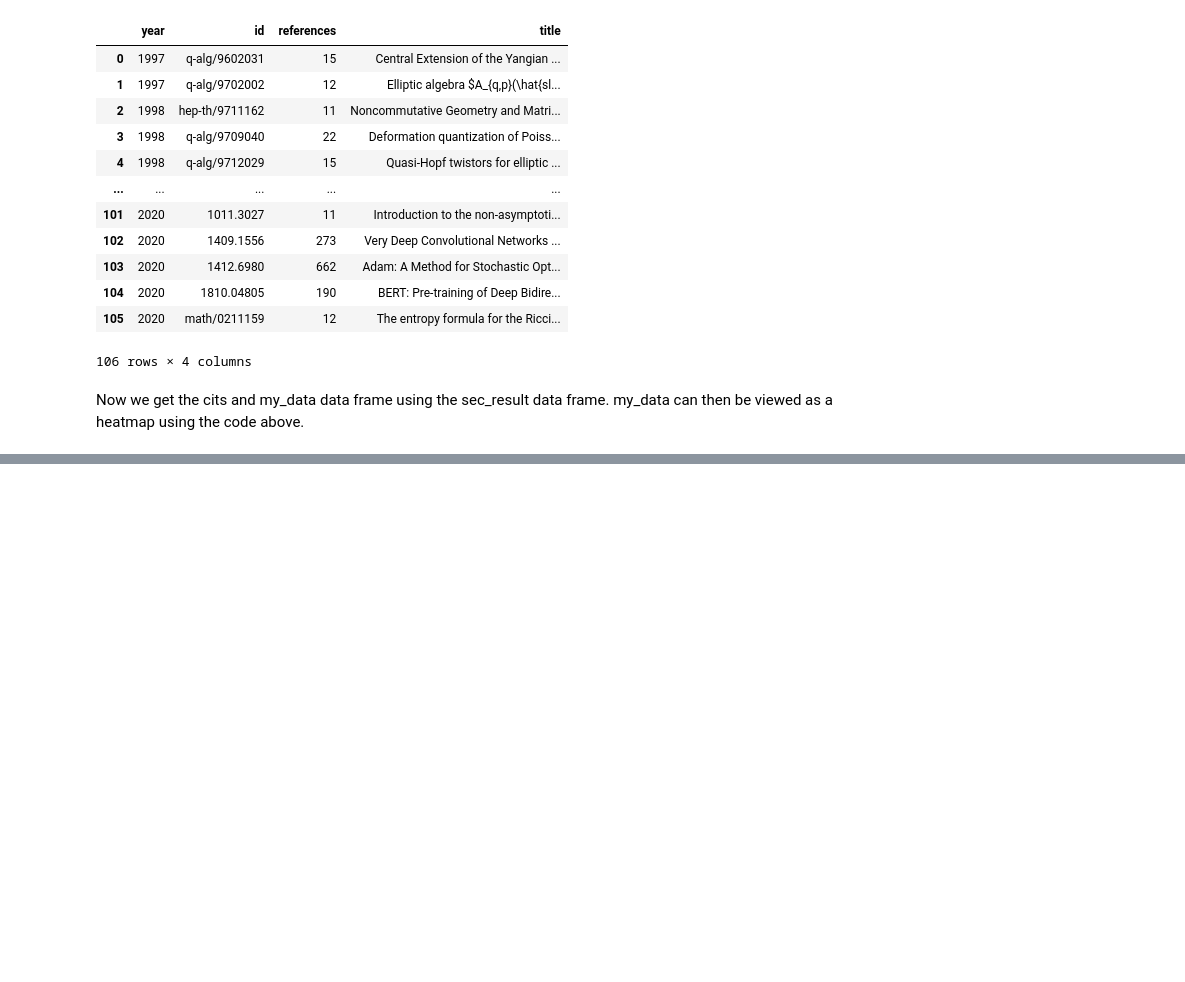
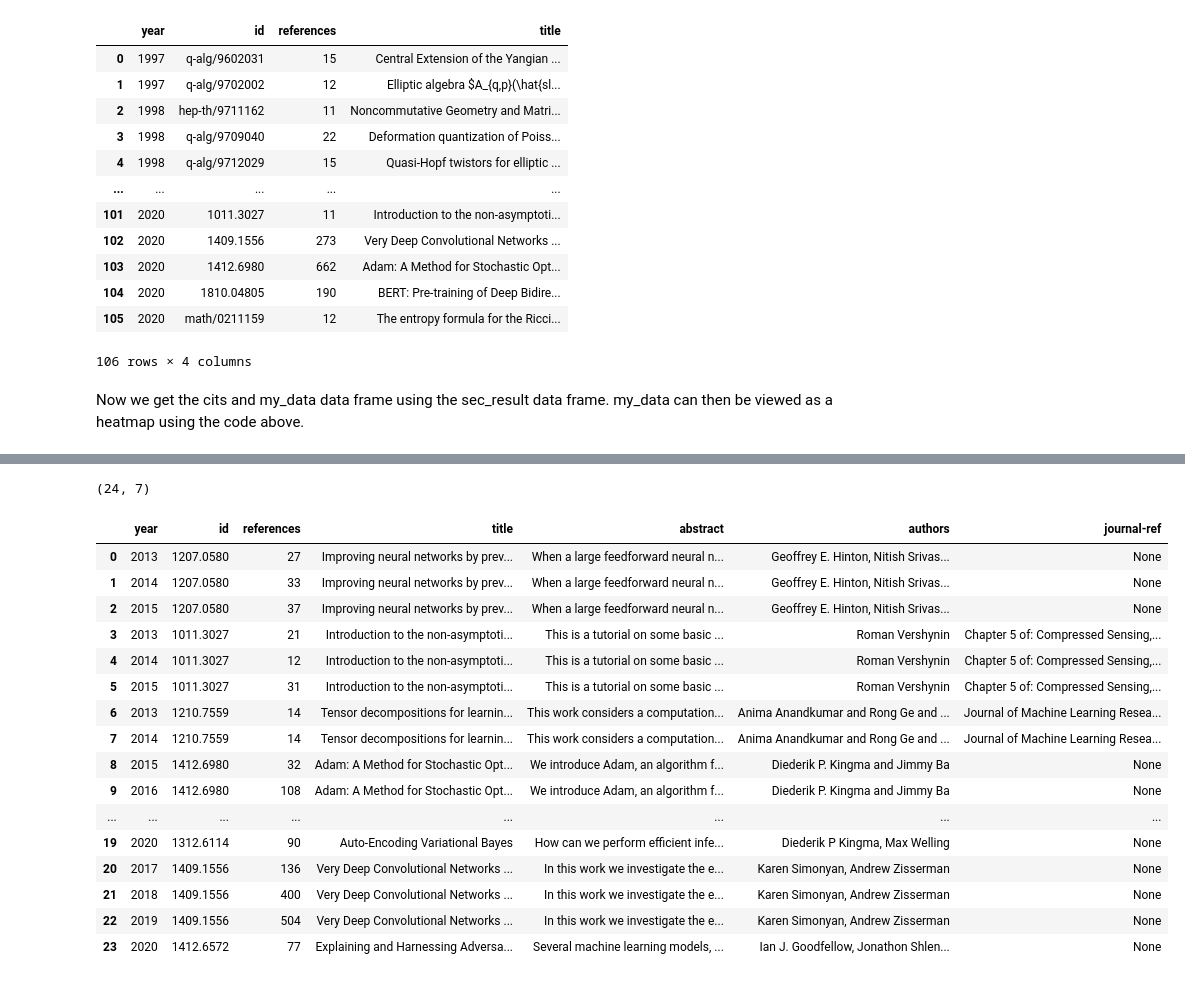
Before and after one commit to krishanr/mathjobs, a Jupyter notebook: notebooks/arxiv-taxonomy-e-top-influential-papers.ipynb, the cells around one changed output, grey strips where cells are left out. Cells and saved outputs as stored; diff of their text form; code cells hidden in the pictures; blank space fills up the shorter version.

```diff
--- a/notebooks/arxiv-taxonomy-e-top-influential-papers.ipynb
+++ b/notebooks/arxiv-taxonomy-e-top-influential-papers.ipynb
@@ -1242,0 +1355,10 @@ my_data = my_data.fillna(0)
+# %%
+top_k = 3
+threshold = 10
+ids = df_categories.merge(df_taxonomy, on="category_id").query("category_id.isin(@category_name)", engine="python")["id"].values
+cits = df_citations.query( 'id.isin(@ids)', engine="python" ).merge( df_versions.query("version == 'v1'")[["id","year"]], on ="id").groupby(["year","id_reference"]).count()
+cits = cits.reset_index()
+cits = cits.loc[cits.groupby('year')['id'].nlargest(top_k).reset_index()['level_1']]
+cits = cits.query ( "id > @threshold" )
+cits = cits.rename(columns={"id":"references", "id_reference":"id"})
+cits = cits.merge(df_papers,on="id")
@@ -1242,0 +1381,24 @@ my_data = my_data.fillna(0)
+# %%
+cits.shape
+# %% [output]
+(24, 7)
+# %%
+cits
+# %% [output]
+|  | year | id | references | title | abstract | authors | journal-ref |
+| 0 | 2013 | 1207.0580 | 27 | Improving neural networks by prev... | When a large feedforward neural n... | Geoffrey E. Hinton, Nitish Srivas... | None |
+| 1 | 2014 | 1207.0580 | 33 | Improving neural networks by prev... | When a large feedforward neural n... | Geoffrey E. Hinton, Nitish Srivas... | None |
+| 2 | 2015 | 1207.0580 | 37 | Improving neural networks by prev... | When a large feedforward neural n... | Geoffrey E. Hinton, Nitish Srivas... | None |
+| 3 | 2013 | 1011.3027 | 21 | Introduction to the non-asymptoti... | This is a tutorial on some basic ... | Roman Vershynin | Chapter 5 of: Compressed Sensing,... |
+| 4 | 2014 | 1011.3027 | 12 | Introduction to the non-asymptoti... | This is a tutorial on some basic ... | Roman Vershynin | Chapter 5 of: Compressed Sensing,... |
+| 5 | 2015 | 1011.3027 | 31 | Introduction to the non-asymptoti... | This is a tutorial on some basic ... | Roman Vershynin | Chapter 5 of: Compressed Sensing,... |
+| 6 | 2013 | 1210.7559 | 14 | Tensor decompositions for learnin... | This work considers a computation... | Anima Anandkumar and Rong Ge and ... | Journal of Machine Learning Resea... |
+| 7 | 2014 | 1210.7559 | 14 | Tensor decompositions for learnin... | This work considers a computation... | Anima Anandkumar and Rong Ge and ... | Journal of Machine Learning Resea... |
+| 8 | 2015 | 1412.6980 | 32 | Adam: A Method for Stochastic Opt... | We introduce Adam, an algorithm f... | Diederik P. Kingma and Jimmy Ba | None |
+| 9 | 2016 | 1412.6980 | 108 | Adam: A Method for Stochastic Opt... | We introduce Adam, an algorithm f... | Diederik P. Kingma and Jimmy Ba | None |
+| ... | ... | ... | ... | ... | ... | ... | ... |
+| 19 | 2020 | 1312.6114 | 90 | Auto-Encoding Variational Bayes | How can we perform efficient infe... | Diederik P Kingma, Max Welling | None |
+| 20 | 2017 | 1409.1556 | 136 | Very Deep Convolutional Networks ... | In this work we investigate the e... | Karen Simonyan, Andrew Zisserman | None |
+| 21 | 2018 | 1409.1556 | 400 | Very Deep Convolutional Networks ... | In this work we investigate the e... | Karen Simonyan, Andrew Zisserman | None |
+| 22 | 2019 | 1409.1556 | 504 | Very Deep Convolutional Networks ... | In this work we investigate the e... | Karen Simonyan, Andrew Zisserman | None |
+| 23 | 2020 | 1412.6572 | 77 | Explaining and Harnessing Adversa... | Several machine learning models, ... | Ian J. Goodfellow, Jonathon Shlen... | None |
```
Also changed, not shown: parts of 48 cells of this notebook, 4 other files.
